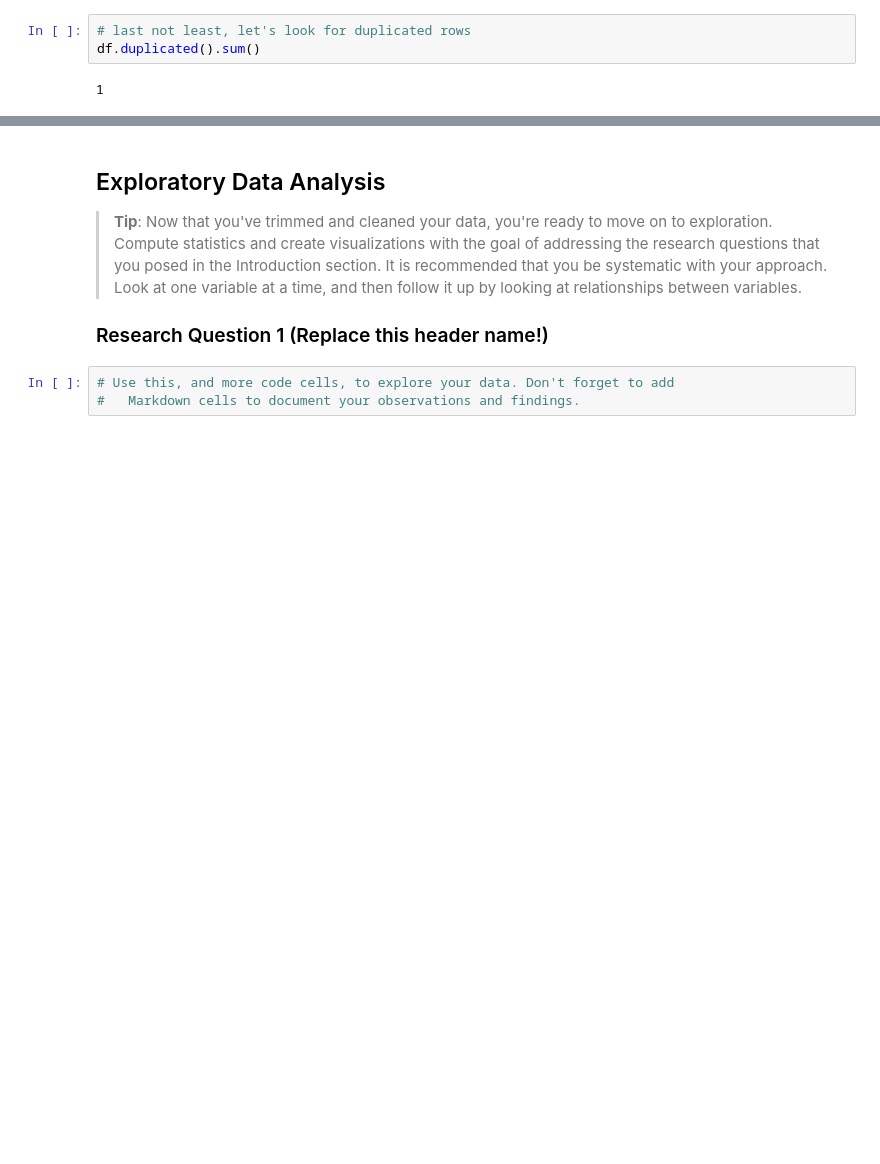
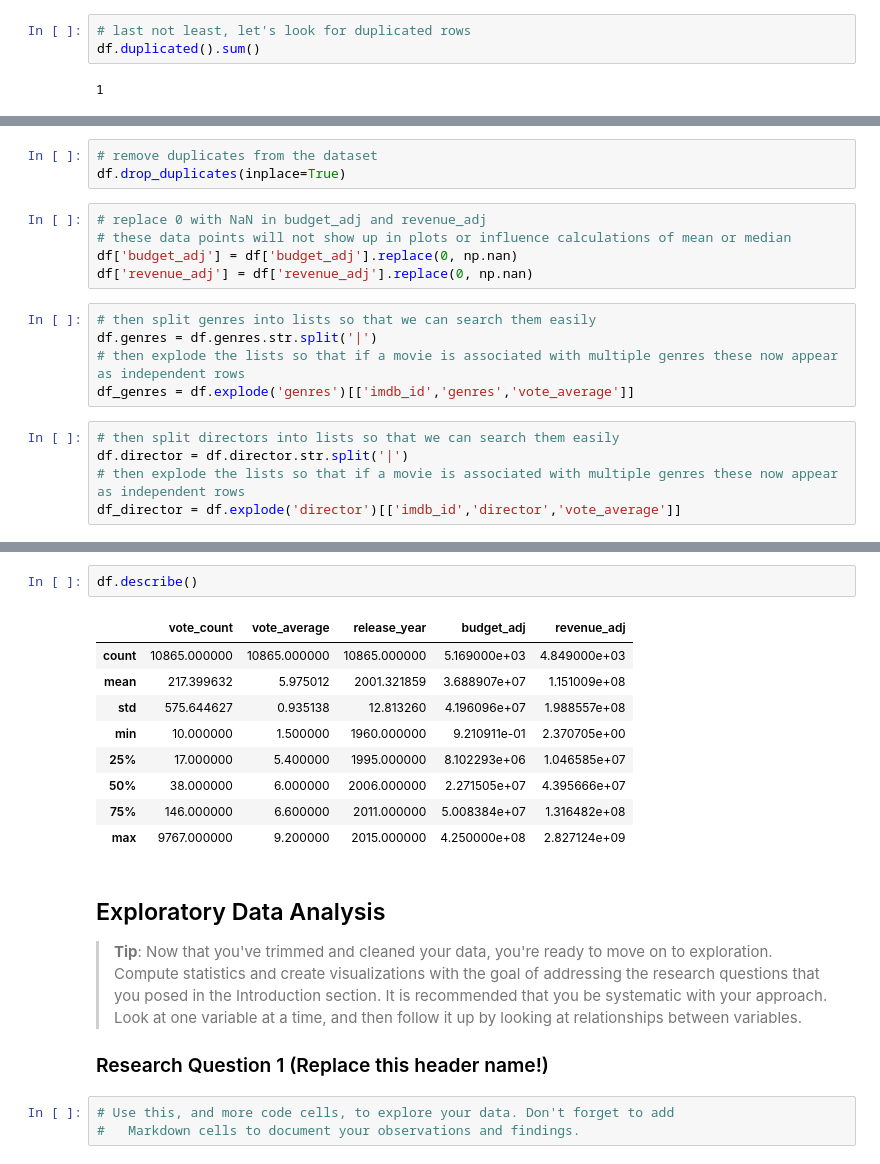
Before and after one commit to schlechu/movies_exploration, a Jupyter notebook: tmdb_exploration.ipynb, the cells around one changed output, grey strips where cells are left out. Saved outputs shown, nothing was run; the diff lists cells and outputs as text; blank space fills up the shorter version.

Commit message:
feat: add all functionality for the data cleaning section of the notebook

```diff
--- a/tmdb_exploration.ipynb
+++ b/tmdb_exploration.ipynb
@@ -141,0 +149,18 @@ df.duplicated().sum()
+# %%
+# remove duplicates from the dataset
+df.drop_duplicates(inplace=True)
+# %%
+# replace 0 with NaN in budget_adj and revenue_adj
+# these data points will not show up in plots or influence calculations of mean or median
+df['budget_adj'] = df['budget_adj'].replace(0, np.nan)
+df['revenue_adj'] = df['revenue_adj'].replace(0, np.nan)
+# %%
+# then split genres into lists so that we can search them easily
+df.genres = df.genres.str.split('|')
+# then explode the lists so that if a movie is associated with multiple genres these now appear as independent rows
+df_genres = df.explode('genres')[['imdb_id','genres','vote_average']]
+# %%
+# then split directors into lists so that we can search them easily
+df.director = df.director.str.split('|')
+# then explode the lists so that if a movie is associated with multiple genres these now appear as independent rows
+df_director = df.explode('director')[['imdb_id','director','vote_average']]
@@ -142,3 +194,15 @@ df.duplicated().sum()
+# %%
+df.describe()
+# %% [output]
+|  | vote_count | vote_average | release_year | budget_adj | revenue_adj |
+| count | 10865.000000 | 10865.000000 | 10865.000000 | 5.169000e+03 | 4.849000e+03 |
+| mean | 217.399632 | 5.975012 | 2001.321859 | 3.688907e+07 | 1.151009e+08 |
+| std | 575.644627 | 0.935138 | 12.813260 | 4.196096e+07 | 1.988557e+08 |
+| min | 10.000000 | 1.500000 | 1960.000000 | 9.210911e-01 | 2.370705e+00 |
+| 25% | 17.000000 | 5.400000 | 1995.000000 | 8.102293e+06 | 1.046585e+07 |
+| 50% | 38.000000 | 6.000000 | 2006.000000 | 2.271505e+07 | 4.395666e+07 |
+| 75% | 146.000000 | 6.600000 | 2011.000000 | 5.008384e+07 | 1.316482e+08 |
+| max | 9767.000000 | 9.200000 | 2015.000000 | 4.250000e+08 | 2.827124e+09 |
 # %% [markdown]
 <a id='eda'></a>
 ## Exploratory Data Analysis
```
Also changed, not shown: parts of 14 cells of this notebook.
